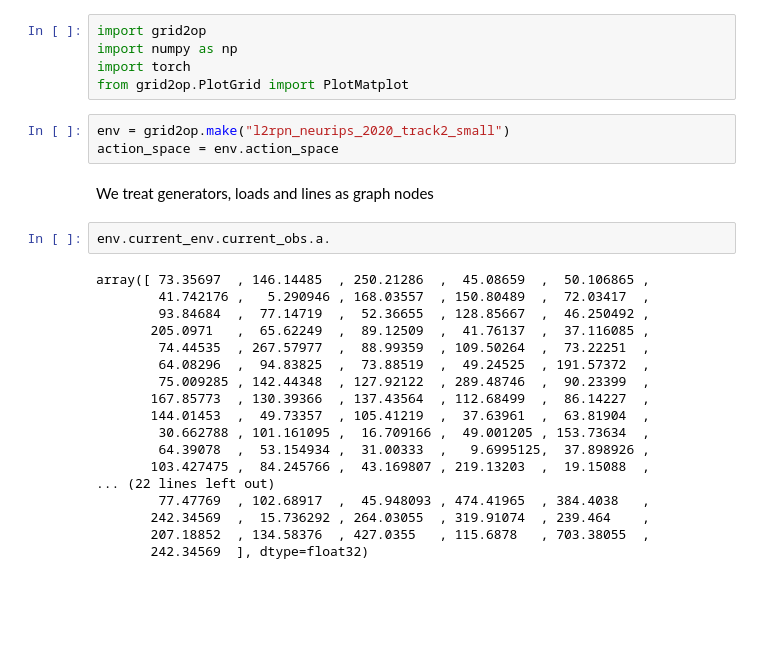
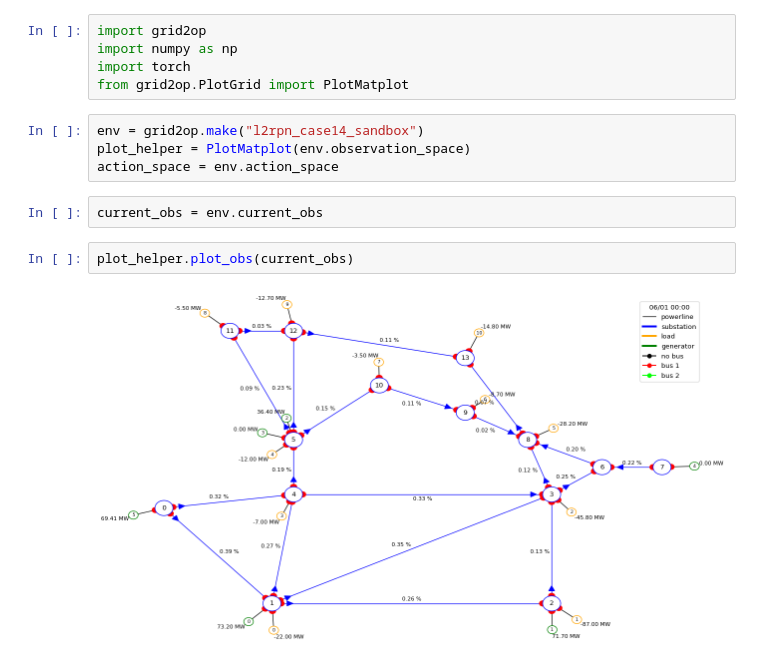
Before and after one commit to AlexTo/L2RPN, a Jupyter notebook: notebooks/gat.ipynb, the cells around one changed output. Saved outputs shown, nothing was run; the diff lists cells and outputs as text; blank space fills up the shorter version.

```diff
--- a/notebooks/gat.ipynb
+++ b/notebooks/gat.ipynb
@@ -4,27 +4,12 @@ import numpy as np
 import torch
 from grid2op.PlotGrid import PlotMatplot
 # %%
-env = grid2op.make("l2rpn_neurips_2020_track2_small")
+env = grid2op.make("l2rpn_case14_sandbox")
+plot_helper = PlotMatplot(env.observation_space)
 action_space = env.action_space
-# %% [markdown]
-We treat generators, loads and lines as graph nodes
-# %%
-env.current_env.current_obs.a.
-# %% [output]
-array([ 73.35697  , 146.14485  , 250.21286  ,  45.08659  ,  50.106865 ,
-        41.742176 ,   5.290946 , 168.03557  , 150.80489  ,  72.03417  ,
-        93.84684  ,  77.14719  ,  52.36655  , 128.85667  ,  46.250492 ,
-       205.0971   ,  65.62249  ,  89.12509  ,  41.76137  ,  37.116085 ,
-        74.44535  , 267.57977  ,  88.99359  , 109.50264  ,  73.22251  ,
-        64.08296  ,  94.83825  ,  73.88519  ,  49.24525  , 191.57372  ,
-        75.009285 , 142.44348  , 127.92122  , 289.48746  ,  90.23399  ,
-       167.85773  , 130.39366  , 137.43564  , 112.68499  ,  86.14227  ,
-       144.01453  ,  49.73357  , 105.41219  ,  37.63961  ,  63.81904  ,
-        30.662788 , 101.161095 ,  16.709166 ,  49.001205 , 153.73634  ,
-        64.39078  ,  53.154934 ,  31.00333  ,   9.6995125,  37.898926 ,
-       103.427475 ,  84.245766 ,  43.169807 , 219.13203  ,  19.15088  ,
-... (22 lines left out)
-        77.47769  , 102.68917  ,  45.948093 , 474.41965  , 384.4038   ,
-       242.34569  ,  15.736292 , 264.03055  , 319.91074  , 239.464    ,
-       207.18852  , 134.58376  , 427.0355   , 115.6878   , 703.38055  ,
-       242.34569  ], dtype=float32)
+# %%
+current_obs = env.current_obs
+# %%
+plot_helper.plot_obs(current_obs)
+# %% [output]
+[figure, added]
```
Also changed, not shown: parts of 11 cells of this notebook, 2 other files.
